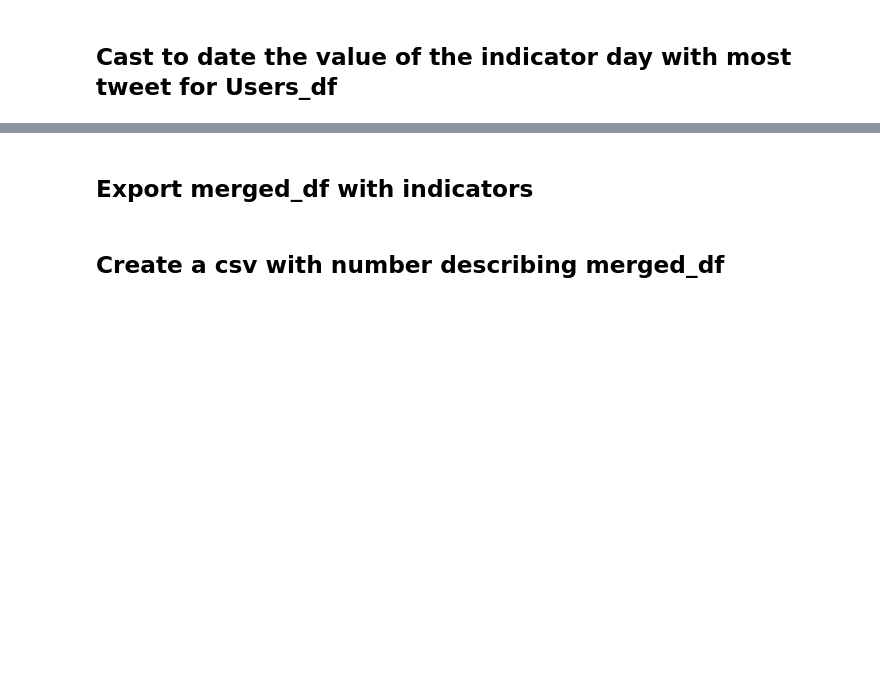
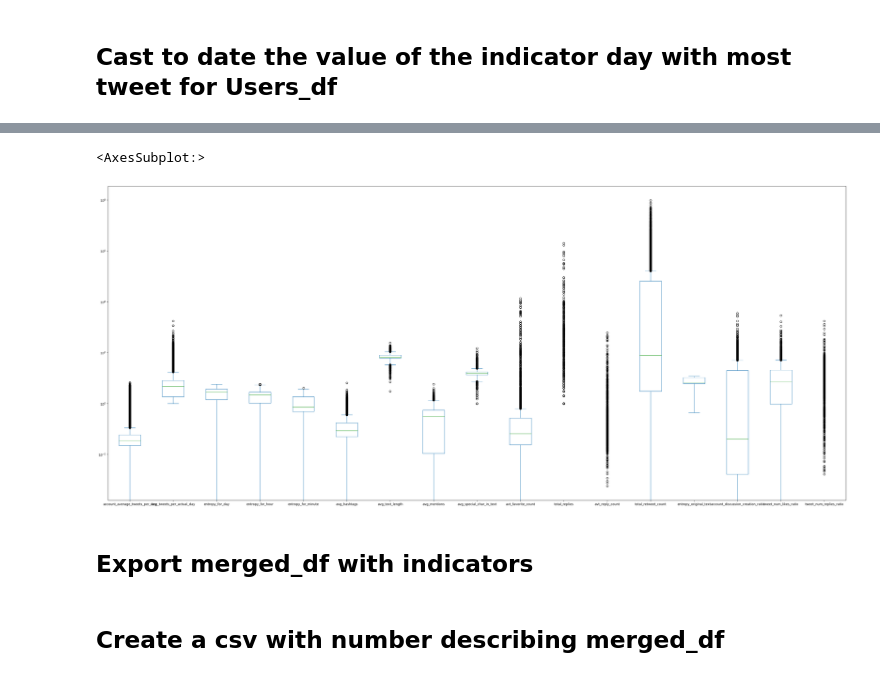
Before and after one commit to The-seven-dwarfs/DataMining-Group7, a Jupyter notebook: 1.2-Indicator_creation.ipynb, the cells around one changed output, grey strips where cells are left out. Cells and saved outputs as stored; diff of their text form; code cells hidden in the pictures; blank space fills up the shorter version.

```diff
--- a/1.2-Indicator_creation.ipynb
+++ b/1.2-Indicator_creation.ipynb
@@ -353,14 +581,17 @@ users_df.to_csv("./dataset/users_df_dataset_cleaned_with_indicators.csv",index=F
 # %%
 indicator_columns_users = ['account_average_tweets_per_day', 'avg_tweets_per_actual_day', 'entropy_for_day', 'entropy_for_hour',
                             'entropy_for_minute', 'avg_hashtags', 'avg_text_length', 'avg_mentions', 'avg_special_char_in_text',
-                            'avt_favorite_count', 'total_replies', 'avt_reply_count', 'total_retweet_count',
+                            'avt_favorite_count', 'total_replies', 'avt_reply_count', 'total_retweet_count', 'entropy_original_text',
                             'account_discussion_creation_ratio', 'tweet_num_likes_ratio', 'tweet_num_replies_ratio']
 
-users_df[indicator_columns_users].plot(kind='box', figsize=(39,12), logy=True)
+users_df[indicator_columns_users].plot(kind='box', figsize=(42,18), logy=True)
 
 
 users_df_desc = users_df[indicator_columns_users].describe()
 users_df_desc.to_csv('./dataset/users_df_describe_indicators.csv')
+# %% [output]
+<AxesSubplot:>
+[figure, added]
 # %% [markdown]
 ## Export merged_df with indicators
 # %%
```
Also changed, not shown: parts of 22 cells of this notebook, 1 other file.
